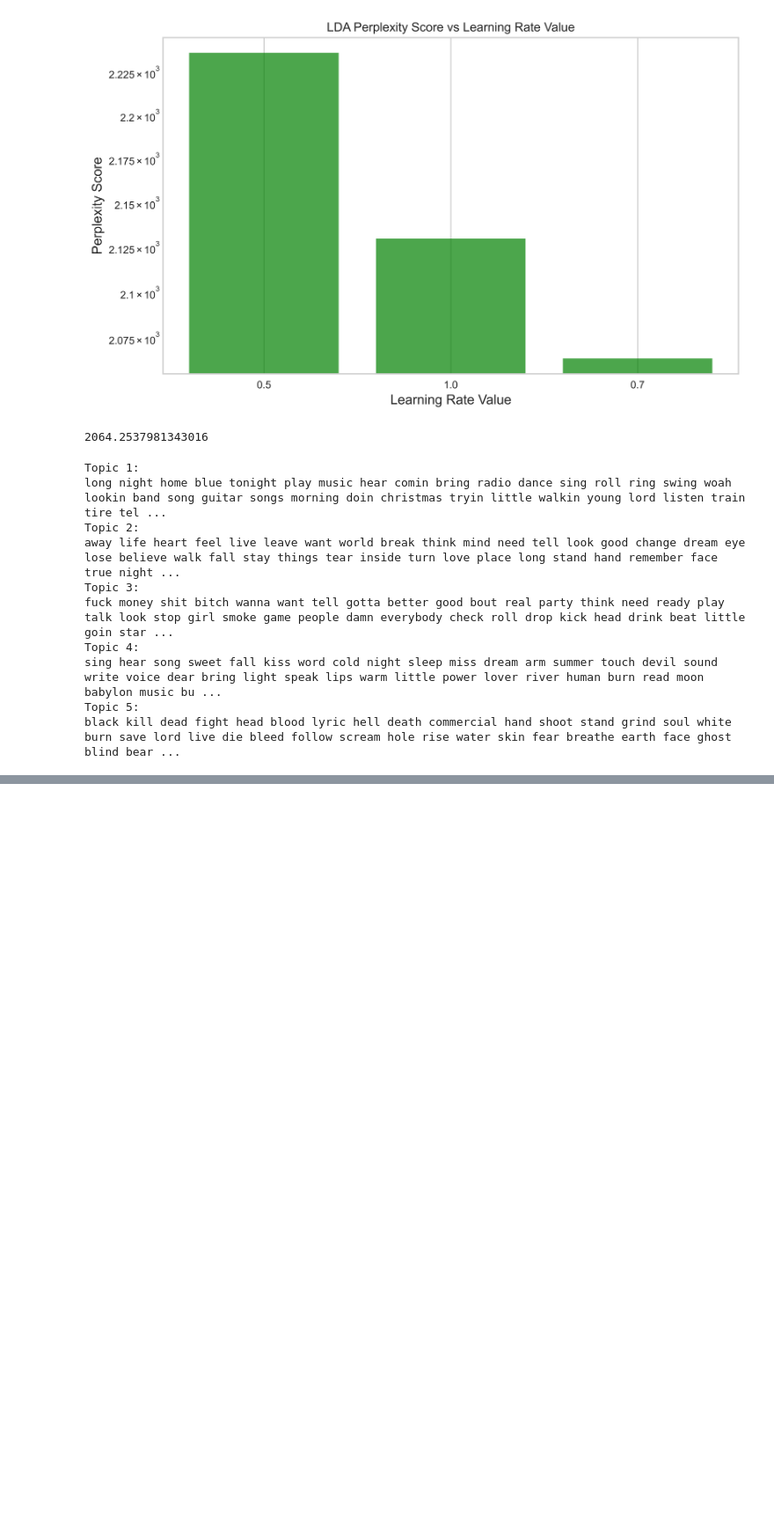
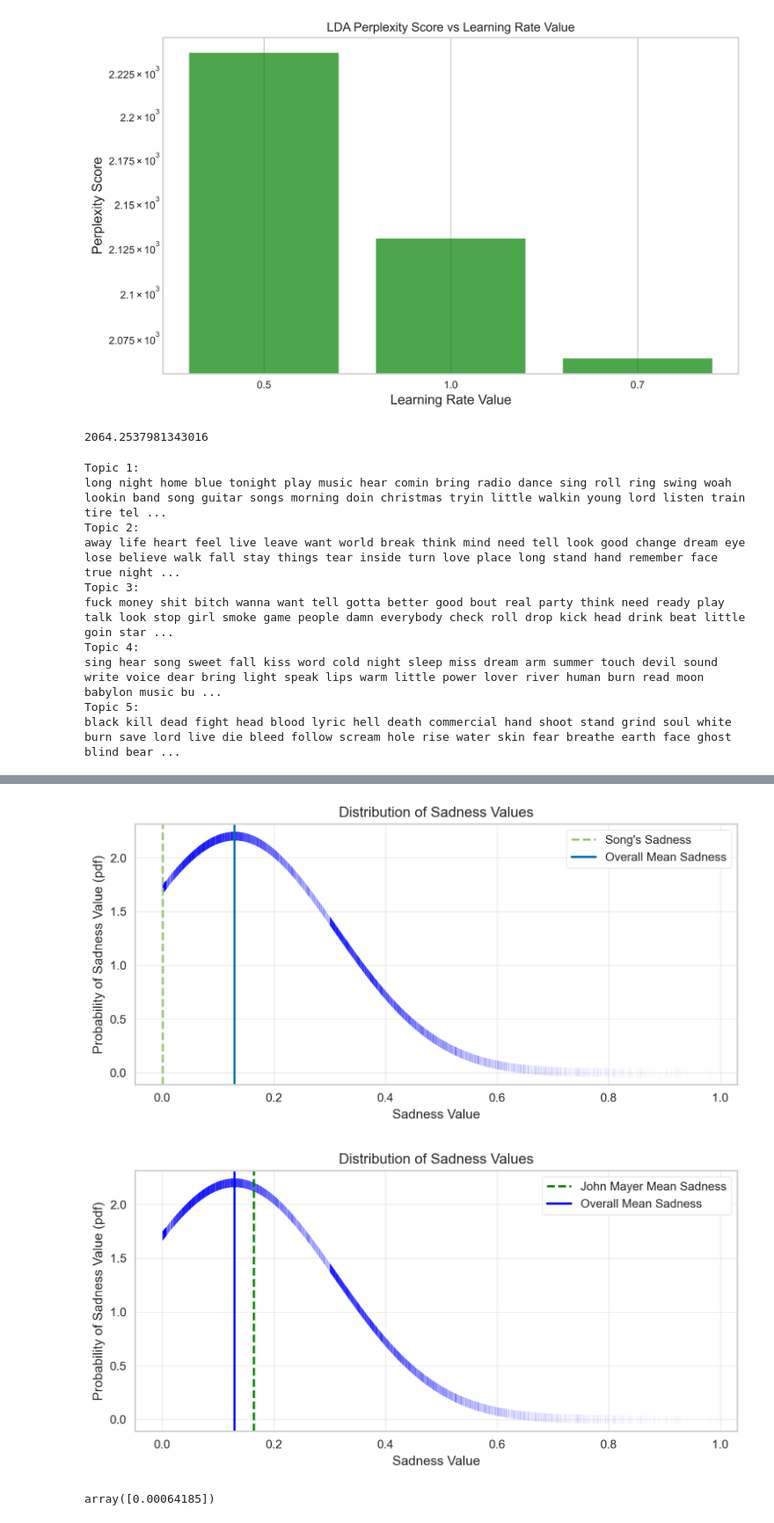
Before and after one commit to meyerpedro/Music_For_Creators-Recommender, a Jupyter notebook: notebook/Capstone 3.ipynb, the cells around one changed output, grey strips where cells are left out. Shown at 88% size. Drawn from its saved outputs; the diff is of its cells as text; code cells hidden in the pictures; blank space fills up the shorter version.

```diff
--- a/notebook/Capstone 3.ipynb
+++ b/notebook/Capstone 3.ipynb
@@ -816,3 +917,45 @@ artist_feature_mean(final_df, 'sadness', 'john mayer', artist_color='green')
+# %%
+feature_name = 'sadness'
+artist_name = "Song's Sadness"
+artist_color = 'g'
+sadness_color= 'b'
+x = final_df['sadness']
+normal = stats.norm(x.mean(), x.std())
+
+x2 = final_df.loc[ly['track_name']=='waiting on the world to change'].sadness.values
+x3 = df.loc[ly['artist_name']=='john mayer']
+
+
+fig, ax = plt.subplots(figsize=(9, 4), dpi=200)
+
+ax.scatter(x, normal.pdf(x), linewidth=0.2, marker='|',color='blue', alpha=0.1000)
+
+    # ax.set_ylim(0.5, 2.5)
+    # ax.set_xlim(0, 0.4)
+
+ax.set_xlabel(f'{feature_name.capitalize()} Value')
+ax.set_ylabel(f'Probability of {feature_name.capitalize()} Value (pdf)')
+
+ax.set_title(f"Distribution of {feature_name.capitalize()} Values")
+
+ax.grid(alpha=0.3)
+
+
+ax.axvline(x.mean(), color=sadness_color, linestyle='-', label=f'Overall Mean {feature_name.capitalize()}')
+ax.axvline(x2, color=artist_color, linestyle='--', label="Song's Sadness")
+ax.axvline(x.mean(), color=sadness_color, linestyle='-', label=f'Overall Mean {feature_name.capitalize()}')
+ax.legend(frameon=True, facecolor='white', framealpha=1)
+plt.savefig('../images/johnmayersadness.png')
+plt.show()
+
+# artist_feature_mean(final_df, 'sadness', 'john mayer', artist_color='green')
+# %% [output]
+[figure, added]
+[figure, added]
+# %%
+final_df.loc[ly['track_name']=='waiting on the world to change'].sadness.values
+# %% [output]
+array([0.00064185])
 # %%
 from wordcloud import WordCloud
 
```
Also changed, not shown: parts of 14 cells of this notebook, 2 other files.
